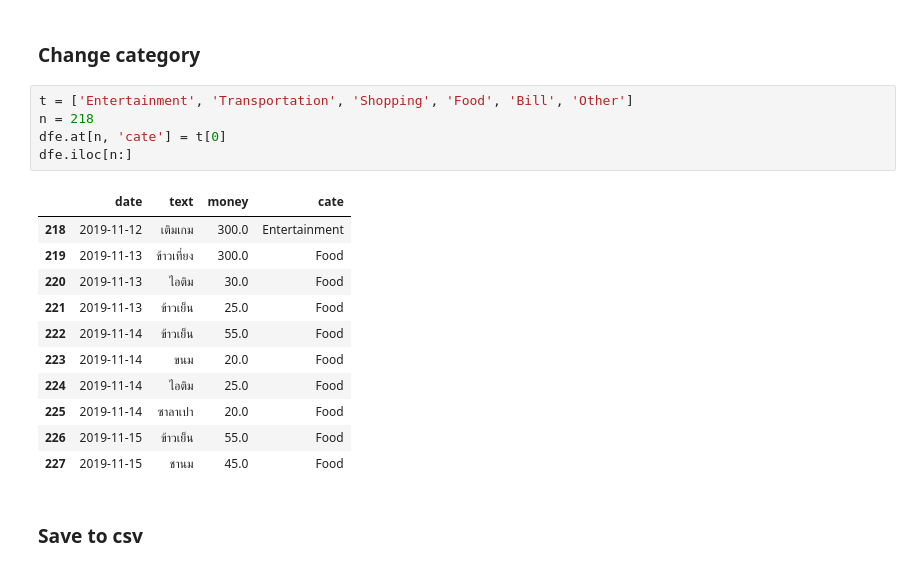
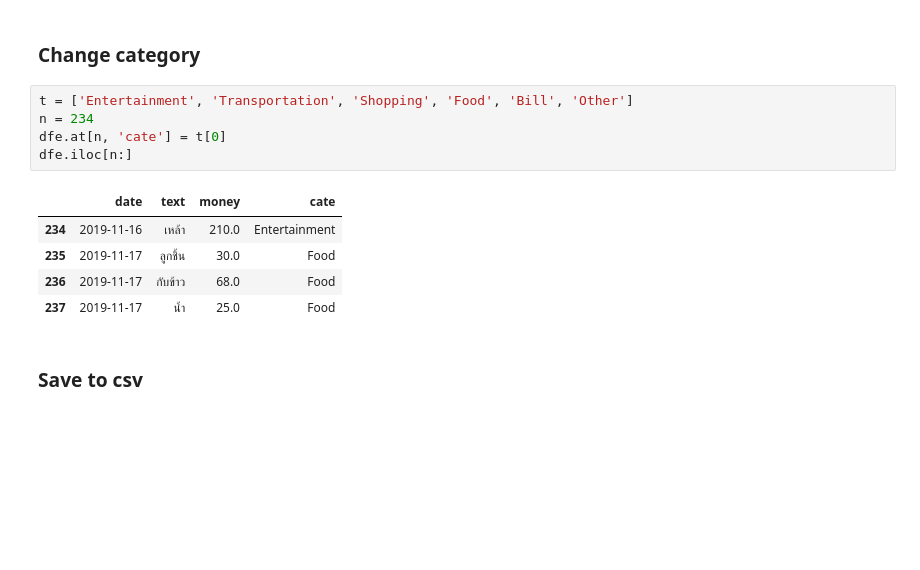
Before and after one commit to jakkritsonsanit/ChatBotExpenses, a Jupyter notebook: CollectData.ipynb, the cells around one changed output. Saved outputs shown, nothing was run; the diff lists cells and outputs as text; blank space fills up the shorter version.

```diff
--- a/CollectData.ipynb
+++ b/CollectData.ipynb
@@ -104,21 +104,15 @@ dfe.tail(15)
 ### Change category
 # %%
 t = ['Entertainment', 'Transportation', 'Shopping', 'Food', 'Bill', 'Other']
-n = 218
+n = 234
 dfe.at[n, 'cate'] = t[0]
 dfe.iloc[n:]
 # %% [output]
 |  | date | text | money | cate |
-| 218 | 2019-11-12 | เติมเกม | 300.0 | Entertainment |
-| 219 | 2019-11-13 | ข้าวเที่ยง | 300.0 | Food |
-| 220 | 2019-11-13 | ไอติม | 30.0 | Food |
-| 221 | 2019-11-13 | ข้าวเย็น | 25.0 | Food |
-| 222 | 2019-11-14 | ข้าวเย็น | 55.0 | Food |
-| 223 | 2019-11-14 | ขนม | 20.0 | Food |
-| 224 | 2019-11-14 | ไอติม | 25.0 | Food |
-| 225 | 2019-11-14 | ซาลาเปา | 20.0 | Food |
-| 226 | 2019-11-15 | ข้าวเย็น | 55.0 | Food |
-| 227 | 2019-11-15 | ชานม | 45.0 | Food |
+| 234 | 2019-11-16 | เหล้า | 210.0 | Entertainment |
+| 235 | 2019-11-17 | ลูกชิ้น | 30.0 | Food |
+| 236 | 2019-11-17 | กับข้าว | 68.0 | Food |
+| 237 | 2019-11-17 | น้ำ | 25.0 | Food |
 # %% [markdown]
 ### Save to csv
 # %%
```
Also changed, not shown: parts of 6 cells of this notebook, 2 other files.
